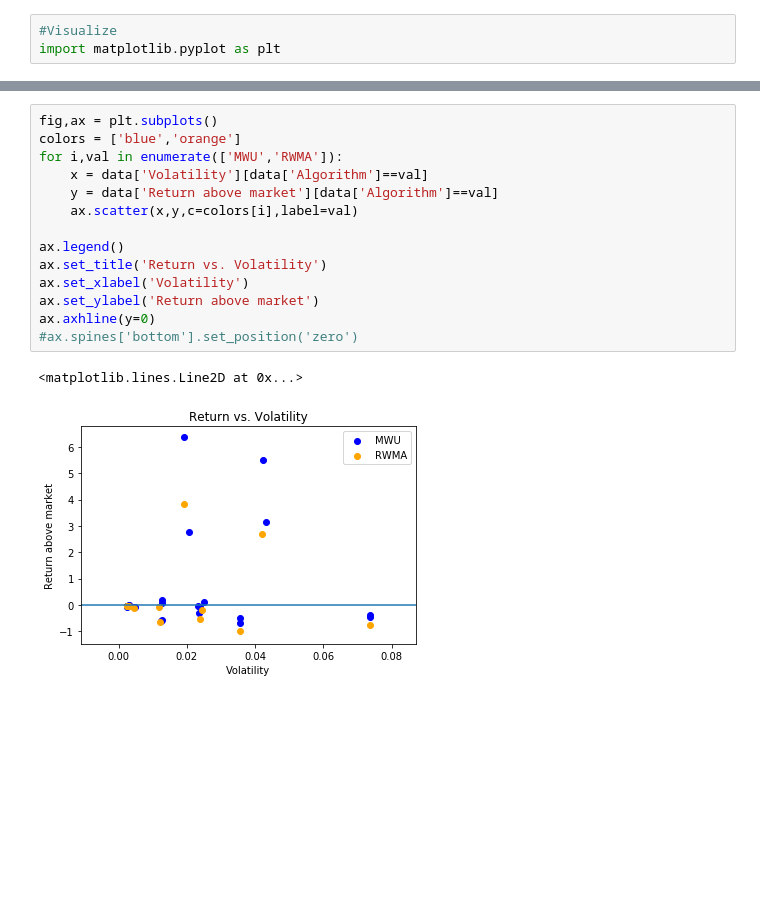
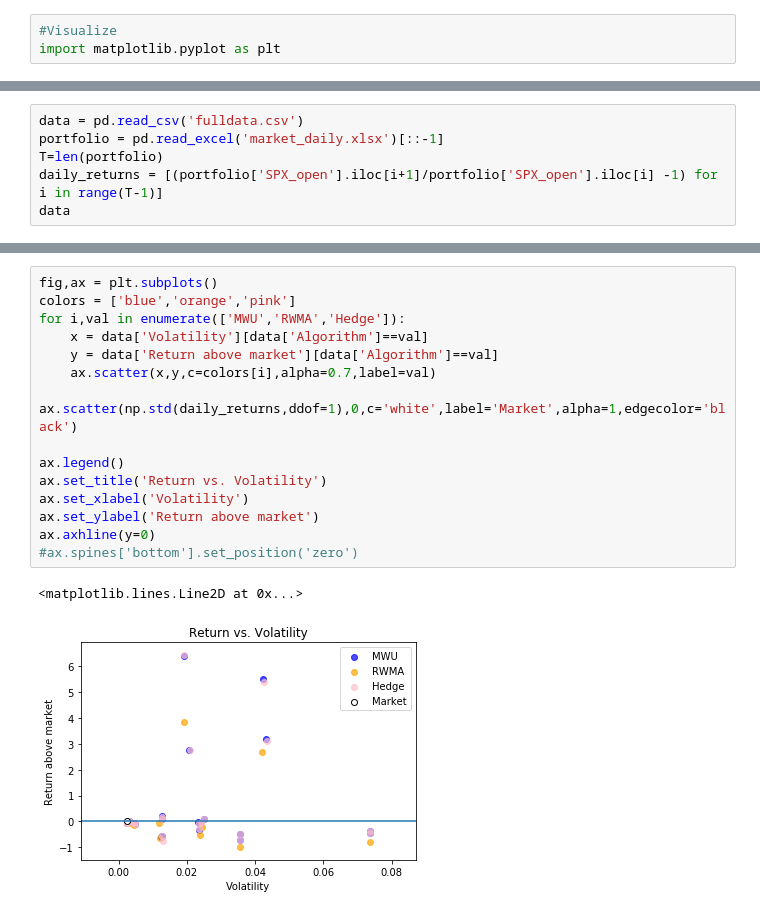
Before and after one commit to soujanyaduggirala/OnlineLearningStockPortfolios, a Jupyter notebook: Volatilities.ipynb, the cells around one changed output, grey strips where cells are left out. Cells and saved outputs as stored; diff of their text form; blank space fills up the shorter version.

```diff
--- a/Volatilities.ipynb
+++ b/Volatilities.ipynb
@@ -91,0 +81,6 @@ data
+# %%
+data = pd.read_csv('fulldata.csv')
+portfolio = pd.read_excel('market_daily.xlsx')[::-1]
+T=len(portfolio)
+daily_returns = [(portfolio['SPX_open'].iloc[i+1]/portfolio['SPX_open'].iloc[i] -1) for i in range(T-1)]
+data
@@ -92,20 +105,22 @@ data
 # %%
 fig,ax = plt.subplots()
-colors = ['blue','orange']
-for i,val in enumerate(['MWU','RWMA']):
+colors = ['blue','orange','pink']
+for i,val in enumerate(['MWU','RWMA','Hedge']):
     x = data['Volatility'][data['Algorithm']==val]
     y = data['Return above market'][data['Algorithm']==val]
-    ax.scatter(x,y,c=colors[i],label=val)
+    ax.scatter(x,y,c=colors[i],alpha=0.7,label=val)
+
+ax.scatter(np.std(daily_returns,ddof=1),0,c='white',label='Market',alpha=1,edgecolor='black')
 
 ax.legend()
 ax.set_title('Return vs. Volatility')
 ax.set_xlabel('Volatility')
 ax.set_ylabel('Return above market')
 ax.axhline(y=0)
 #ax.spines['bottom'].set_position('zero')
 # %% [output]
 <matplotlib.lines.Line2D at 0x...>
-[figure, old version]
+[figure, new version]
 # %%
 fig,ax = plt.subplots()
 colors = ['blue','gray','green']
```
Also changed, not shown: parts of 19 cells of this notebook.
